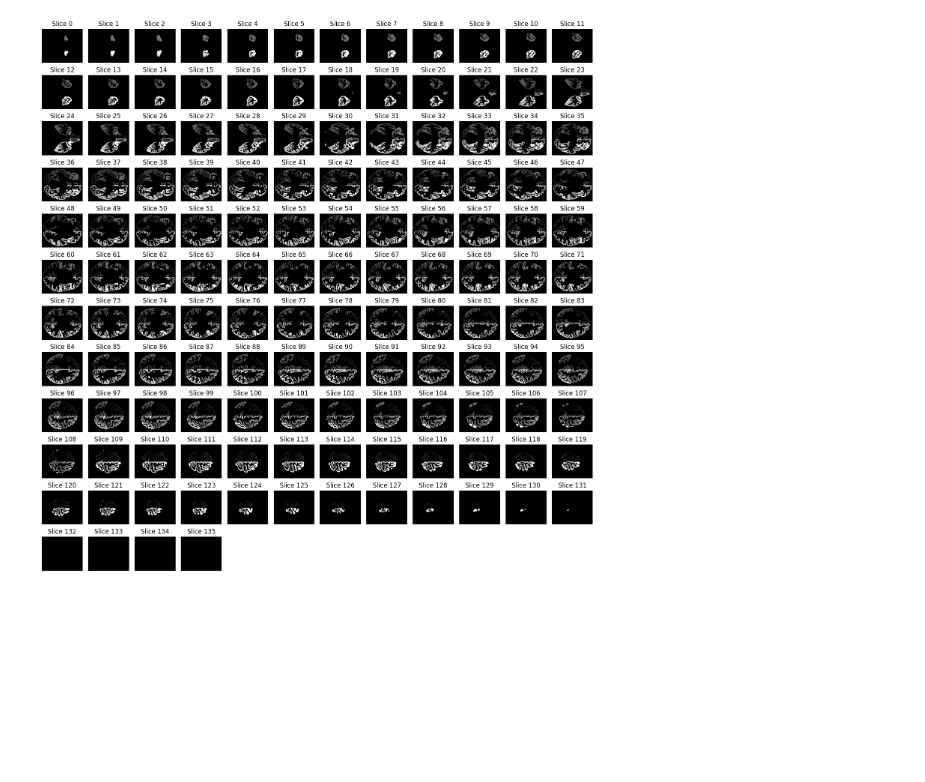
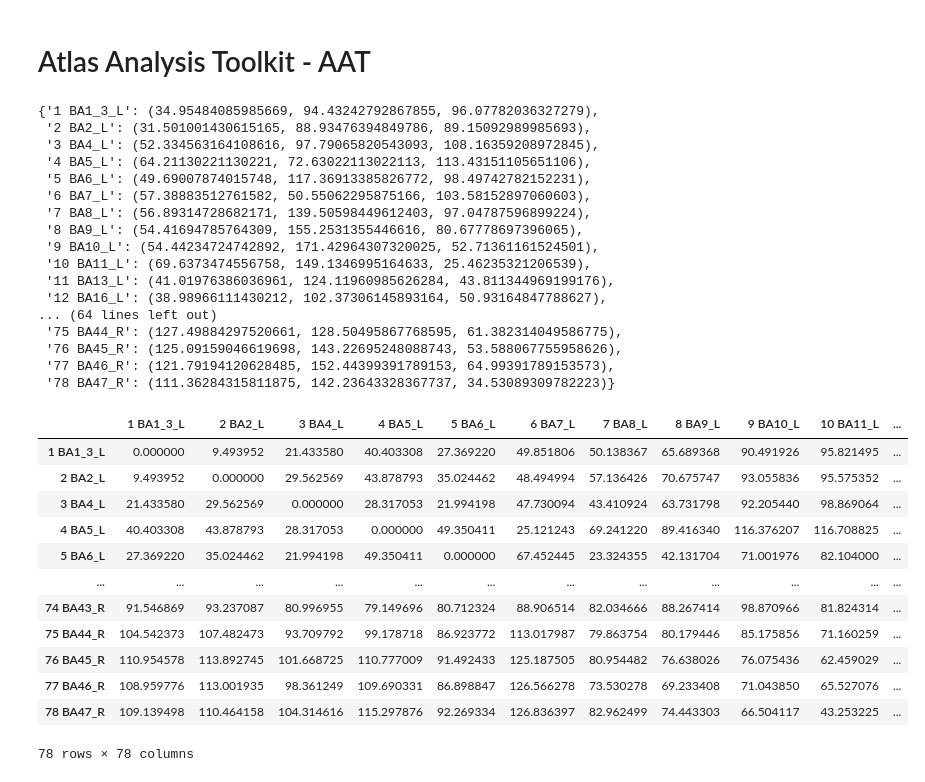
Before and after one commit to manovarmani/tractography, a Jupyter notebook: atlas-centroids.ipynb, the cells around one changed output. Drawn from its saved outputs; the diff is of its cells as text; code cells hidden in the pictures; blank space fills up the shorter version.

```diff
--- a/atlas-centroids.ipynb
+++ b/atlas-centroids.ipynb
@@ -30,14 +3,48 @@ The AAT provides a suite of tools designed to analyze and visualize distance mat
+# %% [markdown]
+# Atlas Analysis Toolkit - AAT
 # %%
 import preface
 # %%
 centroids = preface.get_com(nifti='/Users/armanimanov/Downloads/Brodmann.nii.gz', txt='/Users/armanimanov/Downloads/Brodmann.txt')
+centroids
+# %% [output]
+{'1 BA1_3_L': (34.95484085985669, 94.43242792867855, 96.07782036327279),
+ '2 BA2_L': (31.501001430615165, 88.93476394849786, 89.15092989985693),
+ '3 BA4_L': (52.334563164108616, 97.79065820543093, 108.16359208972845),
+ '4 BA5_L': (64.21130221130221, 72.63022113022113, 113.43151105651106),
+ '5 BA6_L': (49.69007874015748, 117.36913385826772, 98.49742782152231),
+ '6 BA7_L': (57.38883512761582, 50.55062295875166, 103.58152897060603),
+ '7 BA8_L': (56.89314728682171, 139.50598449612403, 97.04787596899224),
+ '8 BA9_L': (54.41694785764309, 155.2531355446616, 80.67778697396065),
+ '9 BA10_L': (54.44234724742892, 171.42964307320025, 52.71361161524501),
+ '10 BA11_L': (69.6373474556758, 149.1346995164633, 25.46235321206539),
+ '11 BA13_L': (41.01976386036961, 124.11960985626284, 43.811344969199176),
+ '12 BA16_L': (38.98966111430212, 102.37306145893164, 50.93164847788627),
+... (64 lines left out)
+ '75 BA44_R': (127.49884297520661, 128.50495867768595, 61.382314049586775),
+ '76 BA45_R': (125.09159046619698, 143.22695248088743, 53.588067755958626),
+ '77 BA46_R': (121.79194120628485, 152.44399391789153, 64.99391789153573),
+ '78 BA47_R': (111.36284315811875, 142.23643328367737, 34.53089309782223)}
 # %%
 #epi_img_data = np.flip(epi_img_data, axis=1) #flip about y-axis
 # %%
-preface.visualize()
+preface.visualize(axis='x')
-# %% [output]
-[figure, removed]
 # %%
 dist_matrix = preface.get_distance_matrix(centroids)
+dist_matrix
+# %% [output]
+|  | 1 BA1_3_L | 2 BA2_L | 3 BA4_L | 4 BA5_L | 5 BA6_L | 6 BA7_L | 7 BA8_L | 8 BA9_L | 9 BA10_L | 10 BA11_L | ... |
+| 1 BA1_3_L | 0.000000 | 9.493952 | 21.433580 | 40.403308 | 27.369220 | 49.851806 | 50.138367 | 65.689368 | 90.491926 | 95.821495 | ... |
+| 2 BA2_L | 9.493952 | 0.000000 | 29.562569 | 43.878793 | 35.024462 | 48.494994 | 57.136426 | 70.675747 | 93.055836 | 95.575352 | ... |
+| 3 BA4_L | 21.433580 | 29.562569 | 0.000000 | 28.317053 | 21.994198 | 47.730094 | 43.410924 | 63.731798 | 92.205440 | 98.869064 | ... |
+| 4 BA5_L | 40.403308 | 43.878793 | 28.317053 | 0.000000 | 49.350411 | 25.121243 | 69.241220 | 89.416340 | 116.376207 | 116.708825 | ... |
+| 5 BA6_L | 27.369220 | 35.024462 | 21.994198 | 49.350411 | 0.000000 | 67.452445 | 23.324355 | 42.131704 | 71.001976 | 82.104000 | ... |
+| ... | ... | ... | ... | ... | ... | ... | ... | ... | ... | ... | ... |
+| 74 BA43_R | 91.546869 | 93.237087 | 80.996955 | 79.149696 | 80.712324 | 88.906514 | 82.034666 | 88.267414 | 98.870966 | 81.824314 | ... |
+| 75 BA44_R | 104.542373 | 107.482473 | 93.709792 | 99.178718 | 86.923772 | 113.017987 | 79.863754 | 80.179446 | 85.175856 | 71.160259 | ... |
+| 76 BA45_R | 110.954578 | 113.892745 | 101.668725 | 110.777009 | 91.492433 | 125.187505 | 80.954482 | 76.638026 | 76.075436 | 62.459029 | ... |
+| 77 BA46_R | 108.959776 | 113.001935 | 98.361249 | 109.690331 | 86.898847 | 126.566278 | 73.530278 | 69.233408 | 71.043850 | 65.527076 | ... |
+| 78 BA47_R | 109.139498 | 110.464158 | 104.314616 | 115.297876 | 92.269334 | 126.836397 | 82.962499 | 74.443303 | 66.504117 | 43.253225 | ... |
+78 rows × 78 columns
 # %%
 preface.plot_heatmap(dist_matrix)
```
Also changed, not shown: parts of 2 cells of this notebook.
